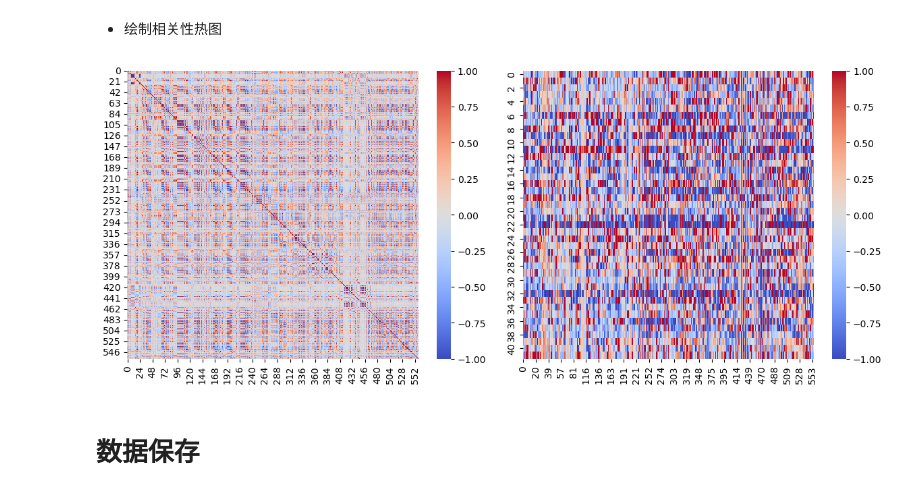
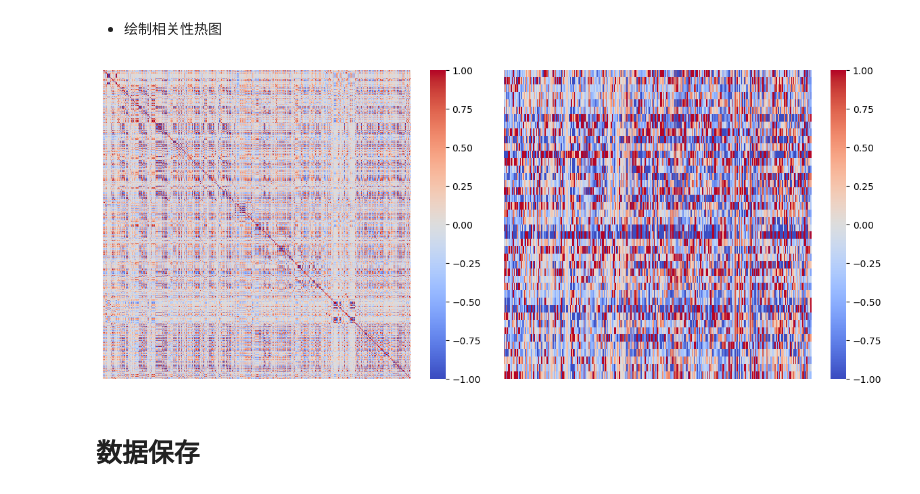
Before and after one commit to Jin918/Radiomics_coding_practice_coures, a Jupyter notebook: 第八章 影像组学分析代码实战 第一节 数据集划分与数据预处理.ipynb, the cells around one changed output. Cells and saved outputs as stored; diff of their text form; code cells hidden in the pictures.

```diff
--- a/第八章 影像组学分析代码实战 第一节 数据集划分与数据预处理.ipynb
+++ b/第八章 影像组学分析代码实战 第一节 数据集划分与数据预处理.ipynb
@@ -413,3 +418,12 @@ var_filtered = var_selector.fit_transform(transformed_train_data)
 var_filtered.shape
 # %% [output]
 (42, 559)
+# %%
+# 获取保留特征的布尔数组
+# var_selector.get_support可以指示那些特征被保留了
+features = var_selector.get_support(indices=True)
+
+# 使用保留的特征列名和原始行索引创建新的DataFrame
+var_filtered_df = pd.DataFrame(var_filtered, columns=x_train.columns[features], index=x_train.index)
+
+var_filtered_df
@@ -421,3 +452,5 @@ df = pd.DataFrame(var_filtered)
+# %%
+df = var_filtered_df
 # %%
 # 计算特征之间的相关性矩阵
 correlation_matrix = df.corr()
@@ -450,30 +483,40 @@ import matplotlib.pyplot as plt
 # %%
 # 设置 matplotlib 的 figure 大小
 plt.figure(figsize=(12, 5))  # 增加figure的宽度以容纳两个子图
 
 # 绘制第一个热图
 plt.subplot(1, 2, 1)  # 第一行，两列中的第一列
 sns.heatmap(correlation_matrix,
             annot=False,      # 去除注释
             cmap='coolwarm',  # 选择颜色
             vmin=-1, vmax=1,  # 设置颜色映射的最小值和最大值
             linewidths=0)    # 设置单元格之间分割线的宽度
 
+plt.xticks([])  # 去除x轴刻度
+plt.yticks([])  # 去除y轴刻度
+plt.xlabel('')  # 去除x轴标签
+plt.ylabel('')  # 去除y轴标签
+
 # 绘制第二个热图
 plt.subplot(1, 2, 2)  # 第一行，两列中的第二列
 sns.heatmap(corr_filtered,
             annot=False,      # 去除注释
             cmap='coolwarm',  # 选择颜色
             vmin=-1, vmax=1,  # 设置颜色映射的最小值和最大值
             linewidths=0)    # 设置单元格之间分割线的宽度
 
+plt.xticks([])
+plt.yticks([])
+plt.xlabel('')
+plt.ylabel('')
+
 # 自动调整布局
 plt.tight_layout()
 
 # 显示图形
 plt.show()
 # %% [output]
-[figure, old version]
+[figure, new version]
 # %% [markdown]
 # 数据保存
 # %% [markdown]
```
Also changed, not shown: parts of 8 cells of this notebook.
